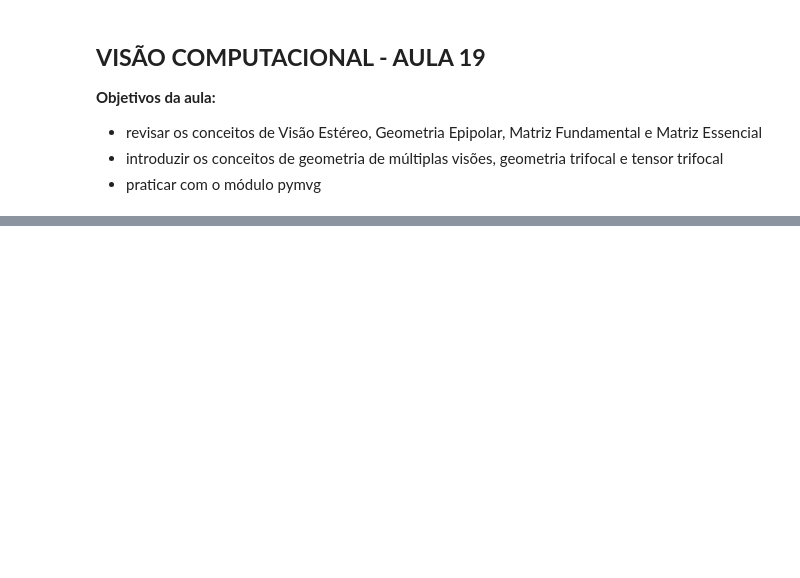
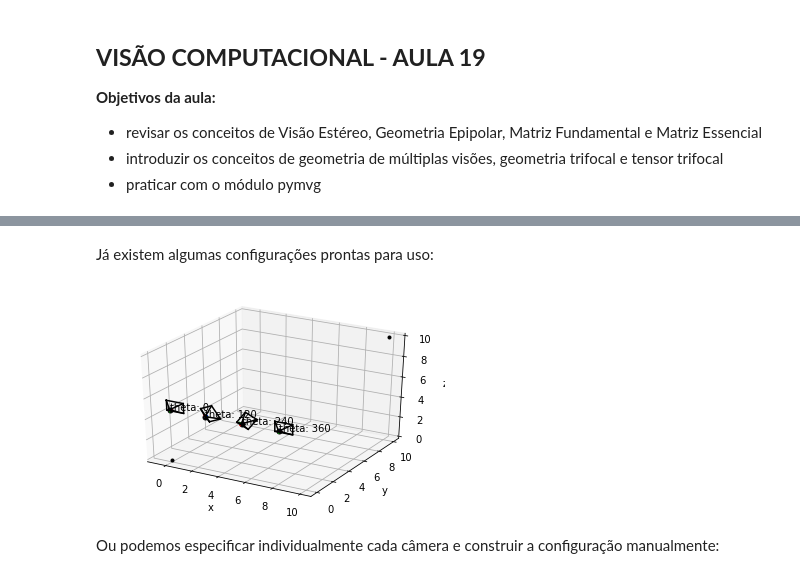
Before and after one commit to luizasilveira/visaocomputacional, a Jupyter notebook: Aula 19/Visão_Computacional_Aula_19.ipynb, the cells around one changed output, grey strips where cells are left out. Cells and saved outputs as stored; diff of their text form; code cells hidden in the pictures; blank space fills up the shorter version.

```diff
--- a/Aula 19/Visão_Computacional_Aula_19.ipynb
+++ b/Aula 19/Visão_Computacional_Aula_19.ipynb
@@ -128,0 +153,33 @@ As matrizes de câmeras são calculadas a partir do tensor trifocal. Para calcul
+# %% [markdown]
+Já existem algumas configurações prontas para uso:
+# %%
+from pymvg.plot_utils import plot_camera
+from pymvg.multi_camera_system import build_example_system
+import matplotlib.pyplot as plt
+from mpl_toolkits.mplot3d import Axes3D
+import numpy as np
+
+n=4
+focal_distance=5.0
+system = build_example_system(n=n,z=focal_distance)
+
+fig = plt.figure()
+ax = fig.add_subplot(111, projection='3d')
+
+for name in system.get_names():
+    plot_camera( ax, system.get_camera(name), scale = focal_distance/5.0 )
+
+if 1:
+    # put some points to force mpl's view dimensions
+    pts = np.array([[0,0,0],
+                    [2*focal_distance, 2*focal_distance, 2*focal_distance]])
+    ax.plot( pts[:,0], pts[:,1], pts[:,2], 'k.')
+
+ax.set_xlabel('x')
+ax.set_ylabel('y')
+ax.set_zlabel('z')
+plt.show()
+# %% [output]
+[figure, added]
+# %% [markdown]
+Ou podemos especificar individualmente cada câmera e construir a configuração manualmente:
```
Also changed, not shown: parts of 6 cells of this notebook.
